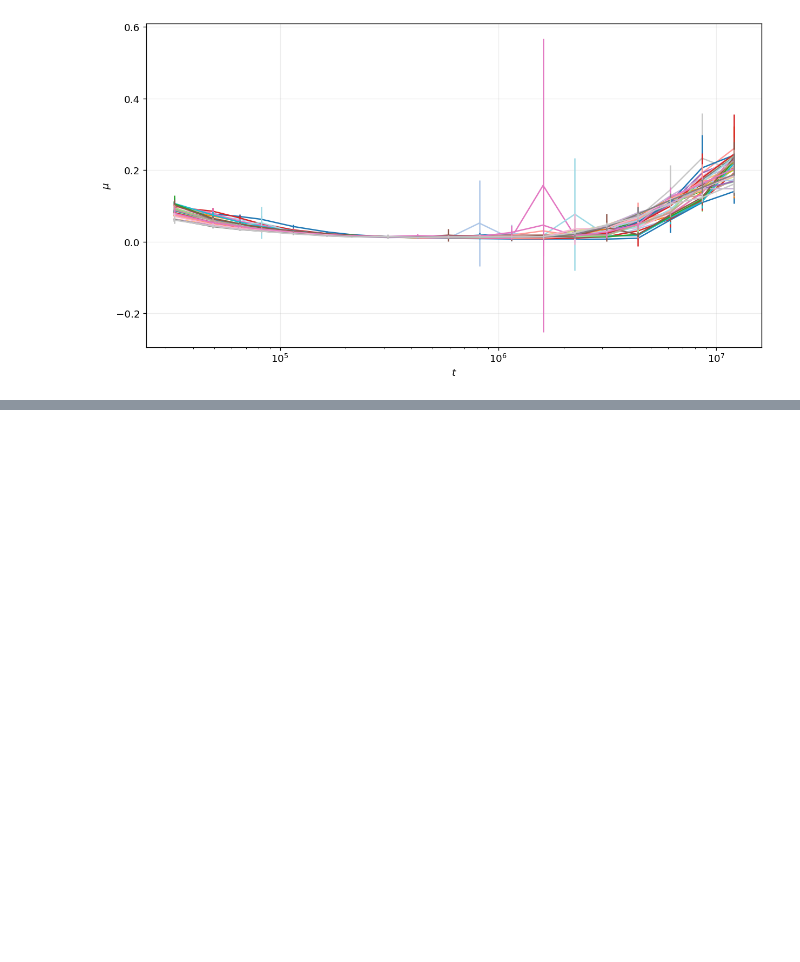
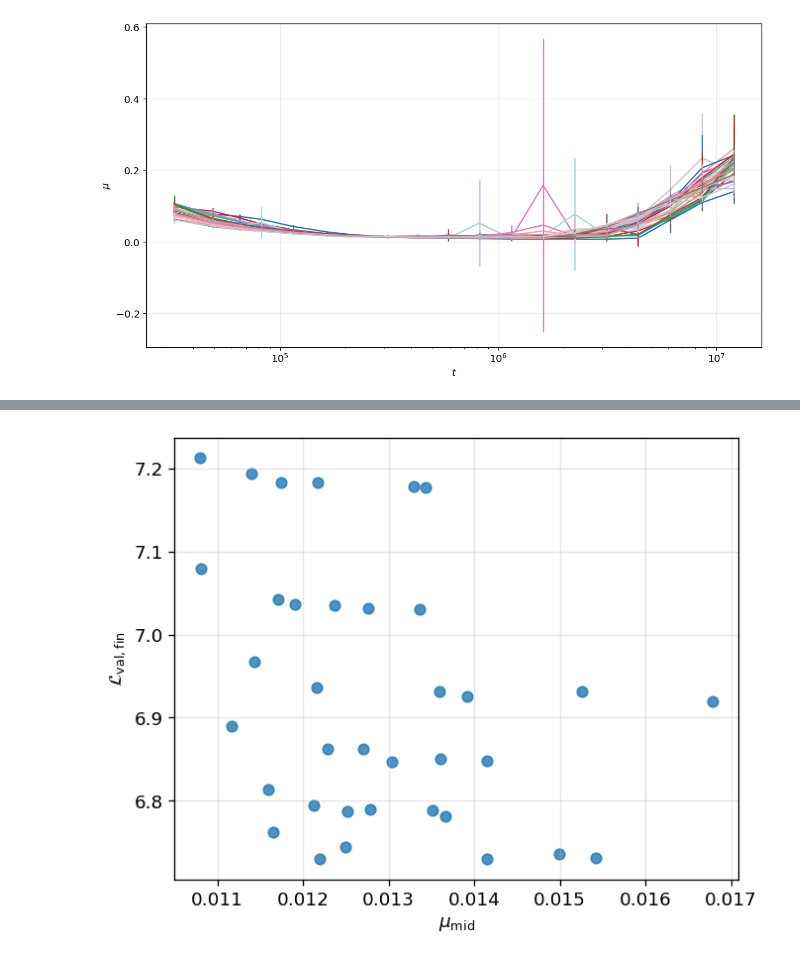
Before and after one commit to andriygav/FromEmpericalToLandscapeComplexity, a Jupyter notebook: code/exp01_mu_dynamics_figures.ipynb, the cells around one changed output, grey strips where cells are left out. Drawn from its saved outputs; the diff is of its cells as text; code cells hidden in the pictures; blank space fills up the shorter version.

```diff
--- a/code/exp01_mu_dynamics_figures.ipynb
+++ b/code/exp01_mu_dynamics_figures.ipynb
@@ -74,0 +102,23 @@ plt.show()
+# %%
+mid_ck = int(np.median(df['checkpoint_idx'].unique()))
+g_mid = df[df['checkpoint_idx'] == mid_ck].groupby('model_id', as_index=False).agg(mu_mid=('mu_landscape', 'mean'))
+g_fin = (
+    df.sort_values('checkpoint_idx')
+    .groupby(['model_id', 'seed'], as_index=False)
+    .tail(1)
+    .groupby('model_id', as_index=False)
+    .agg(val_final=('val_loss', 'mean'))
+)
+merged = g_mid.merge(g_fin, on='model_id')
+fig, ax = plt.subplots(figsize=(5.8, 4.5))
+xv = merged['mu_mid'].to_numpy(float)
+yv = merged['val_final'].to_numpy(float)
+ax.scatter(xv, yv, s=40, alpha=0.8)
+ax.set_xlabel(r'$\mu_{\mathrm{mid}}$')
+ax.set_ylabel(r'$\mathcal{L}_{\mathrm{val},\mathrm{fin}}$')
+ax.grid(True, alpha=0.3)
+fig.tight_layout()
+fig.savefig(root + '/paper/figures/fig_mu_mid_vs_val_final.png', dpi=200, bbox_inches='tight')
+plt.show()
+# %% [output]
+[figure, added]
```
Also changed, not shown: parts of 1 cell of this notebook, 6 other files.
